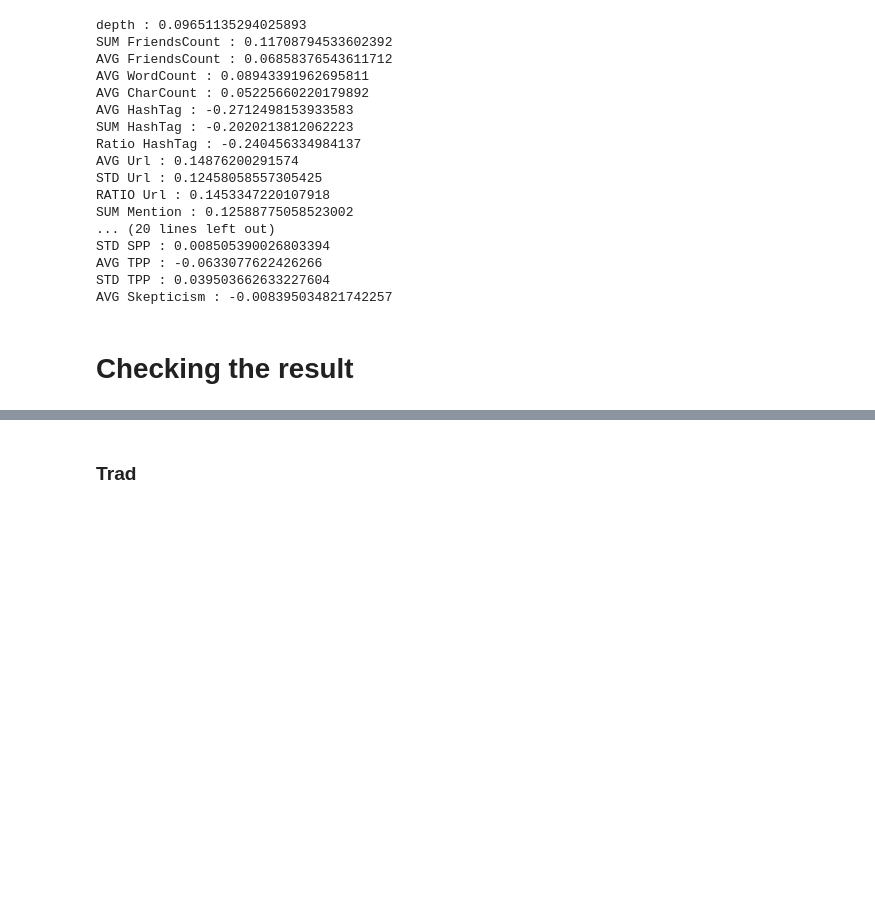
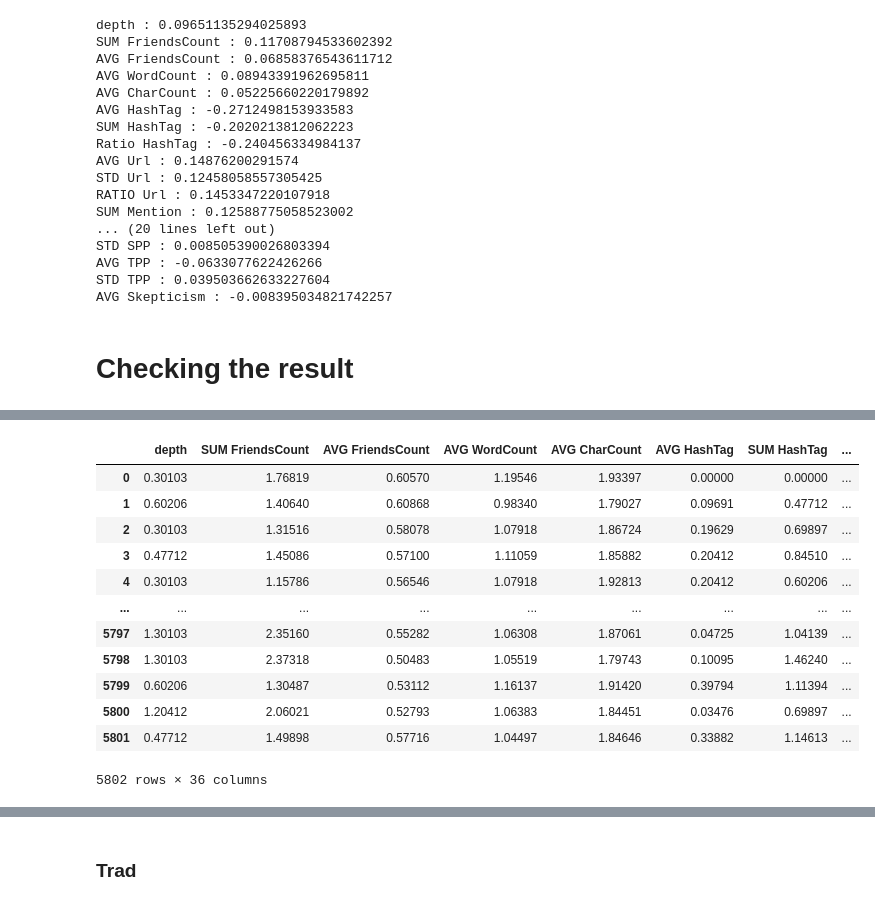
Before and after one commit to zzunebye/Capstone-code-data, a Jupyter notebook: _EXPORT_SparseFeatures.ipynb, the cells around one changed output, grey strips where cells are left out. Saved outputs shown, nothing was run; the diff lists cells and outputs as text; code cells hidden in the pictures; blank space fills up the shorter version.

```diff
--- a/_EXPORT_SparseFeatures.ipynb
+++ b/_EXPORT_SparseFeatures.ipynb
@@ -1238,0 +1370,16 @@ AVG Skepticism : -0.008395034821742257
+# %%
+np.log10(pheme_thread-pheme_thread.min()+1)
+# %% [output]
+|  | depth | SUM FriendsCount | AVG FriendsCount | AVG WordCount | AVG CharCount | AVG HashTag | SUM HashTag | ... |
+| 0 | 0.30103 | 1.76819 | 0.60570 | 1.19546 | 1.93397 | 0.00000 | 0.00000 | ... |
+| 1 | 0.60206 | 1.40640 | 0.60868 | 0.98340 | 1.79027 | 0.09691 | 0.47712 | ... |
+| 2 | 0.30103 | 1.31516 | 0.58078 | 1.07918 | 1.86724 | 0.19629 | 0.69897 | ... |
+| 3 | 0.47712 | 1.45086 | 0.57100 | 1.11059 | 1.85882 | 0.20412 | 0.84510 | ... |
+| 4 | 0.30103 | 1.15786 | 0.56546 | 1.07918 | 1.92813 | 0.20412 | 0.60206 | ... |
+| ... | ... | ... | ... | ... | ... | ... | ... | ... |
+| 5797 | 1.30103 | 2.35160 | 0.55282 | 1.06308 | 1.87061 | 0.04725 | 1.04139 | ... |
+| 5798 | 1.30103 | 2.37318 | 0.50483 | 1.05519 | 1.79743 | 0.10095 | 1.46240 | ... |
+| 5799 | 0.60206 | 1.30487 | 0.53112 | 1.16137 | 1.91420 | 0.39794 | 1.11394 | ... |
+| 5800 | 1.20412 | 2.06021 | 0.52793 | 1.06383 | 1.84451 | 0.03476 | 0.69897 | ... |
+| 5801 | 0.47712 | 1.49898 | 0.57716 | 1.04497 | 1.84646 | 0.33882 | 1.14613 | ... |
+5802 rows × 36 columns
```
Also changed, not shown: parts of 33 cells of this notebook, 7 other files.
